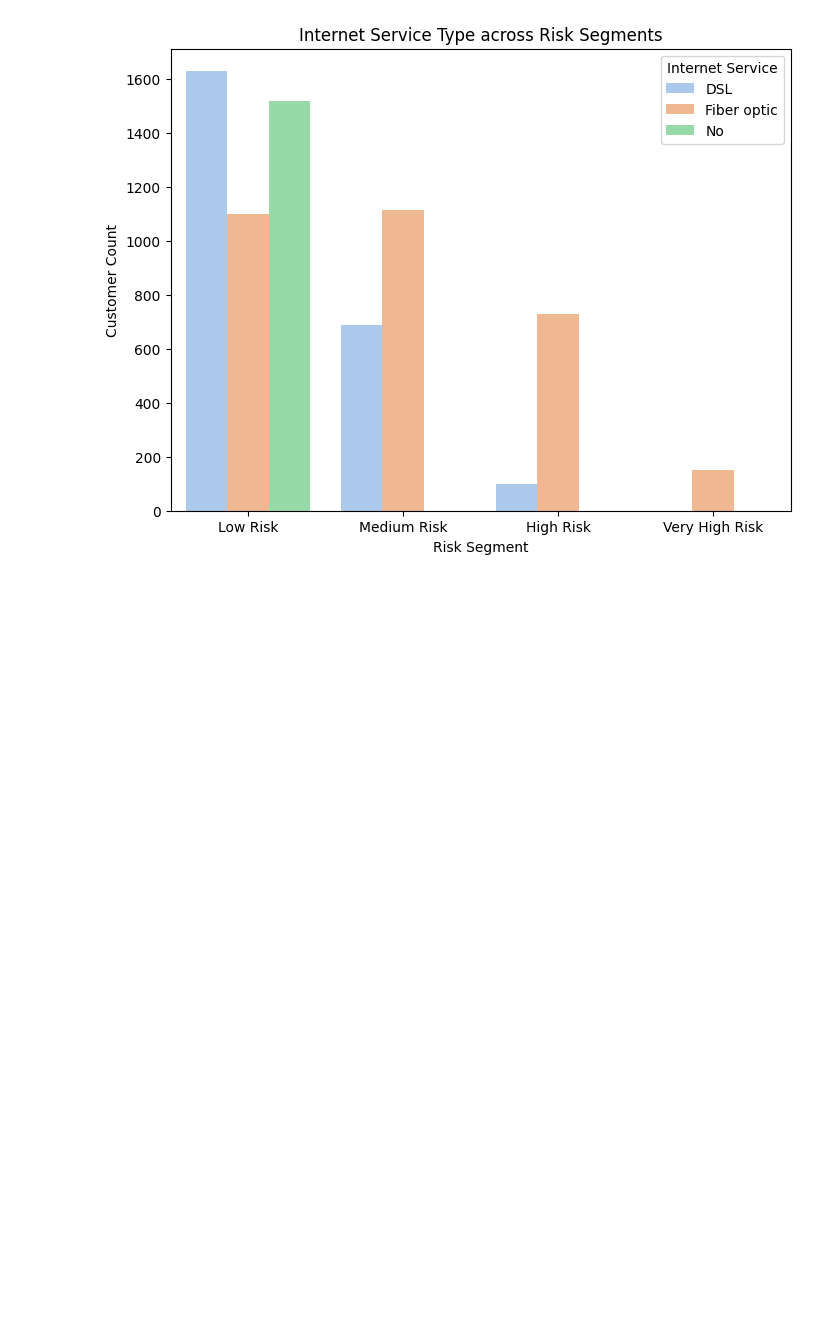
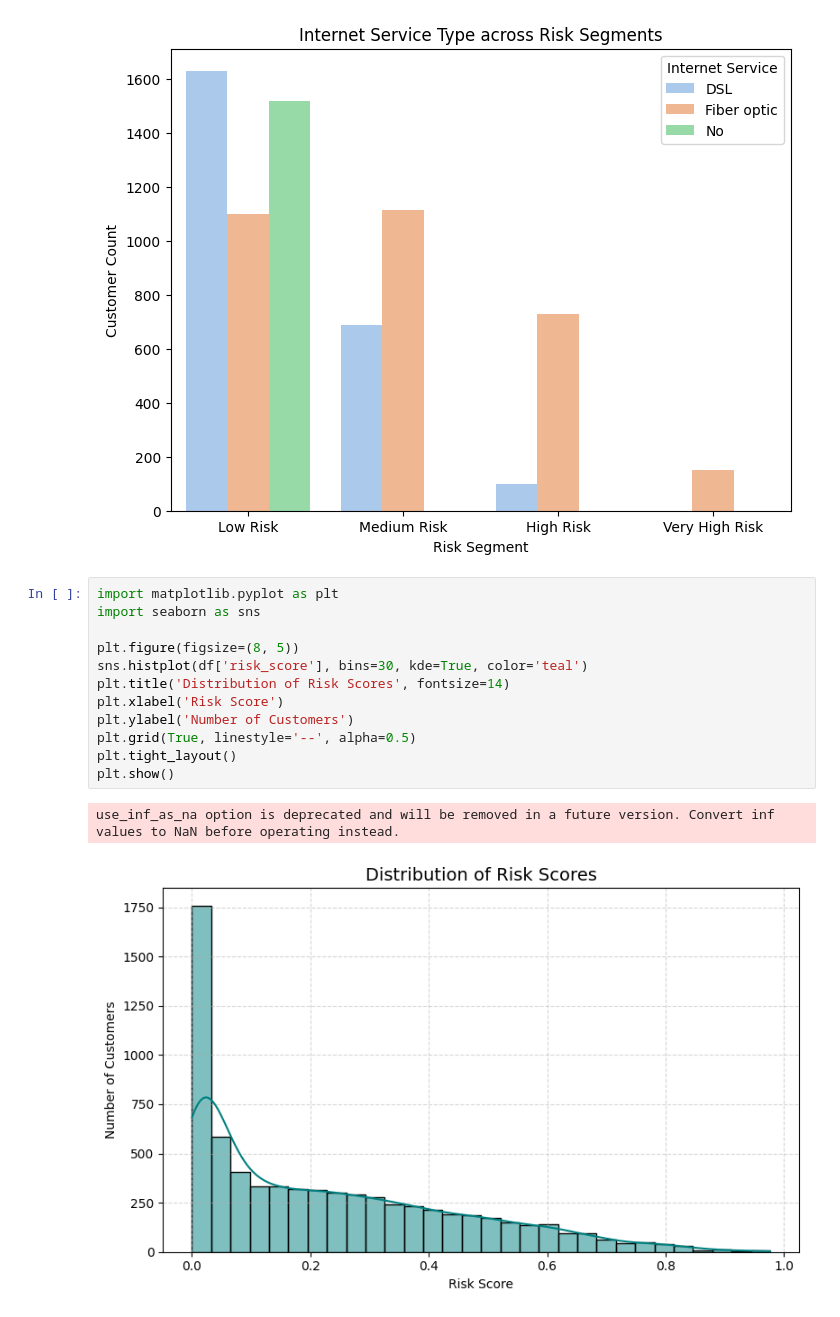
Before and after one commit to AtmadeepD/Customer-Churn-Prediction-for-a-SaaS-or-Energy-Company, a Jupyter notebook: 4_Explainability_SHAP.ipynb, the cells around one changed output. Saved outputs shown, nothing was run; the diff lists cells and outputs as text; blank space fills up the shorter version.

Commit message:
Kaggle Notebook | 4_Explainability_SHAP.ipynb | Version 1

```diff
--- a/4_Explainability_SHAP.ipynb
+++ b/4_Explainability_SHAP.ipynb
@@ -487,3 +509,18 @@ plt.show()
 The default of observed=False is deprecated and will be changed to True in a future version of pandas. Pass observed=False to retain current behavior or observed=True to adopt the future default and s ...
 The default of observed=False is deprecated and will be changed to True in a future version of pandas. Pass observed=False to retain current behavior or observed=True to adopt the future default and s ...
 [figure]
+# %%
+import matplotlib.pyplot as plt
+import seaborn as sns
+
+plt.figure(figsize=(8, 5))
+sns.histplot(df['risk_score'], bins=30, kde=True, color='teal')
+plt.title('Distribution of Risk Scores', fontsize=14)
+plt.xlabel('Risk Score')
+plt.ylabel('Number of Customers')
+plt.grid(True, linestyle='--', alpha=0.5)
+plt.tight_layout()
+plt.show()
+# %% [output]
+use_inf_as_na option is deprecated and will be removed in a future version. Convert inf values to NaN before operating instead.
+[figure, added]
```
Also changed, not shown: parts of 3 cells of this notebook.
